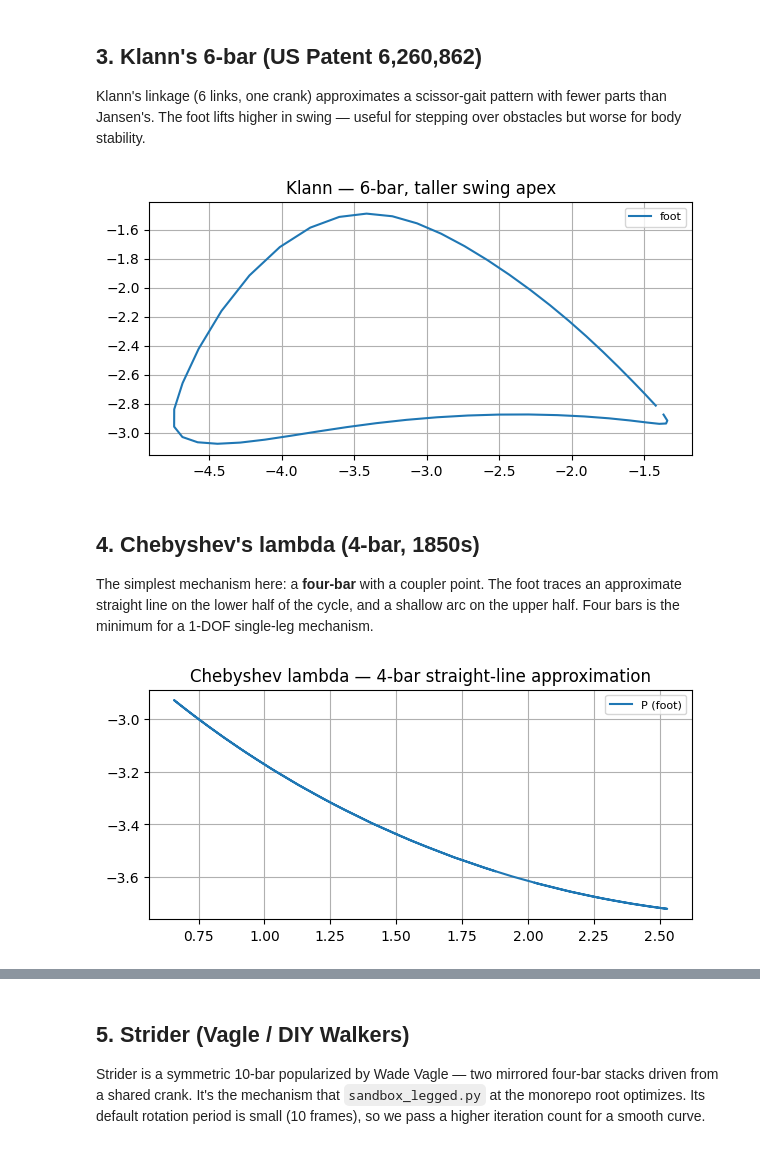
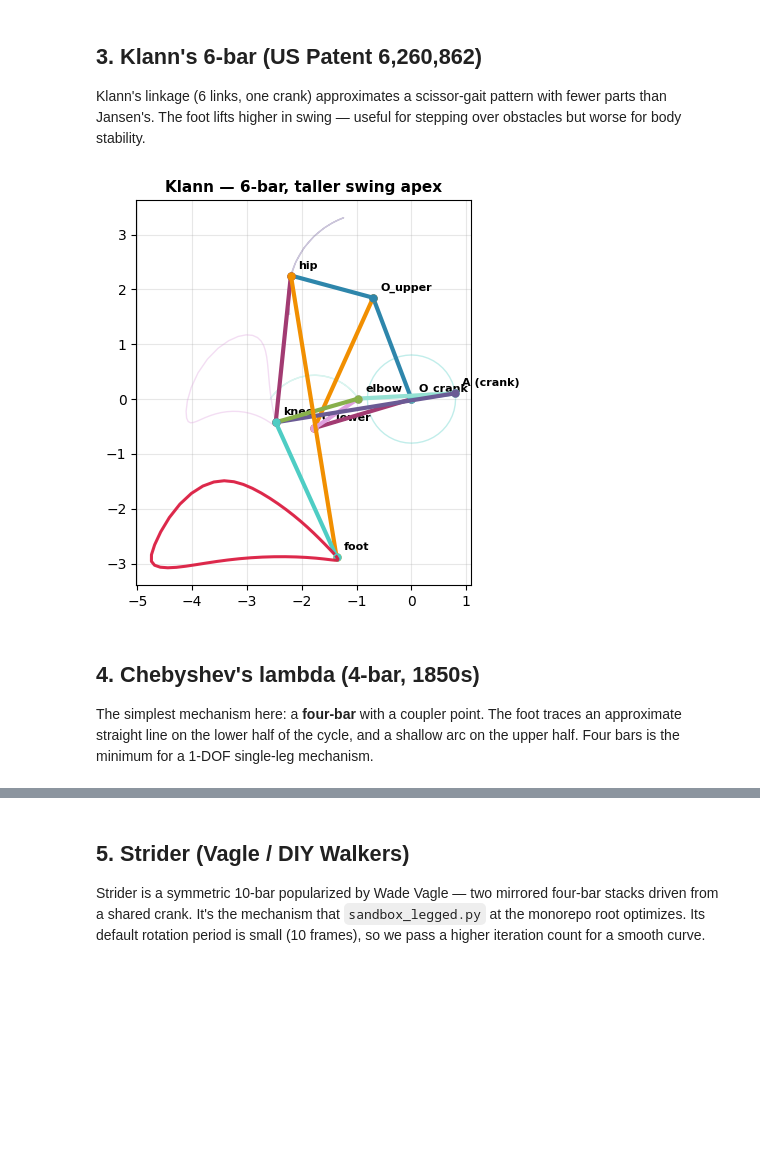
Before and after one commit to HugoFara/leggedsnake, a Jupyter notebook: examples/01_walkers_gallery.ipynb, the cells around one changed output, grey strips where cells are left out. Cells and saved outputs as stored; diff of their text form; code cells hidden in the pictures; blank space fills up the shorter version.

```diff
--- a/examples/01_walkers_gallery.ipynb
+++ b/examples/01_walkers_gallery.ipynb
@@ -70,17 +83,11 @@ DOF: 17, feet: ['C', 'D', 'E', 'F', 'G']
 Klann's linkage (6 links, one crank) approximates a scissor-gait pattern
 with fewer parts than Jansen's. The foot lifts higher in swing — useful
 for stepping over obstacles but worse for body stability.
-# %%
-klann = ls.Walker.from_klann()
-
-fig, ax = plt.subplots(figsize=(7, 4))
-for name, xs, ys in foot_loci(klann):
-    ax.plot(xs, ys, label=name)
-ax.set_aspect('equal'); ax.grid(True); ax.legend(fontsize=8)
-ax.set_title("Klann — 6-bar, taller swing apex")
-plt.show()
-# %% [output]
-[figure, removed]
+# %%
+klann = ls.Walker.from_klann()
+show_walker(klann, "Klann — 6-bar, taller swing apex")
+# %% [output]
+[figure, added]
 # %% [markdown]
 ## 4. Chebyshev's lambda (4-bar, 1850s)
 
@@ -88,14 +95,3 @@ The simplest mechanism here: a **four-bar** with a coupler point. The
 foot traces an approximate straight line on the lower half of the
 cycle, and a shallow arc on the upper half. Four bars is the minimum
 for a 1-DOF single-leg mechanism.
-# %%
-cheb = ls.Walker.from_chebyshev()
-
-fig, ax = plt.subplots(figsize=(7, 4))
-for name, xs, ys in foot_loci(cheb):
-    ax.plot(xs, ys, label=name)
-ax.set_aspect('equal'); ax.grid(True); ax.legend(fontsize=8)
-ax.set_title("Chebyshev lambda — 4-bar straight-line approximation")
-plt.show()
-# %% [output]
-[figure, removed]
```
Also changed, not shown: parts of 12 cells of this notebook, 1 other file.
